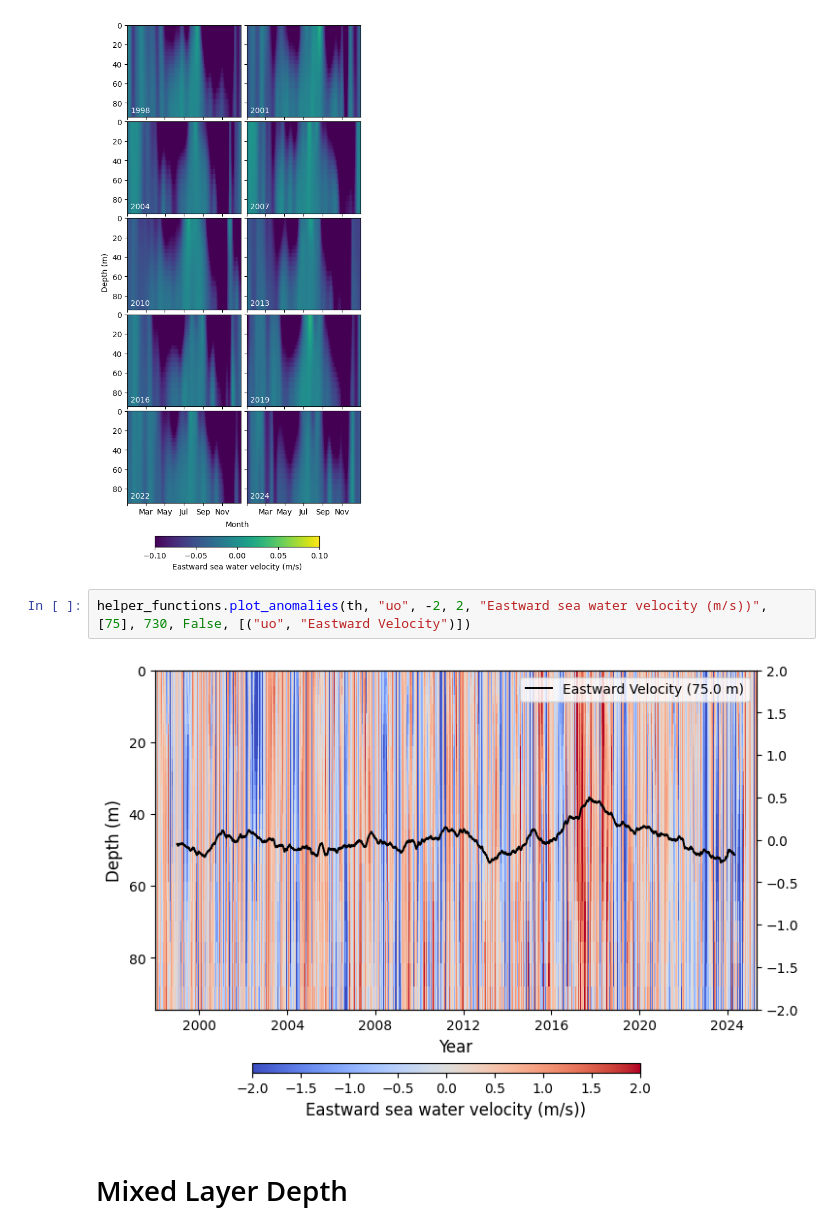
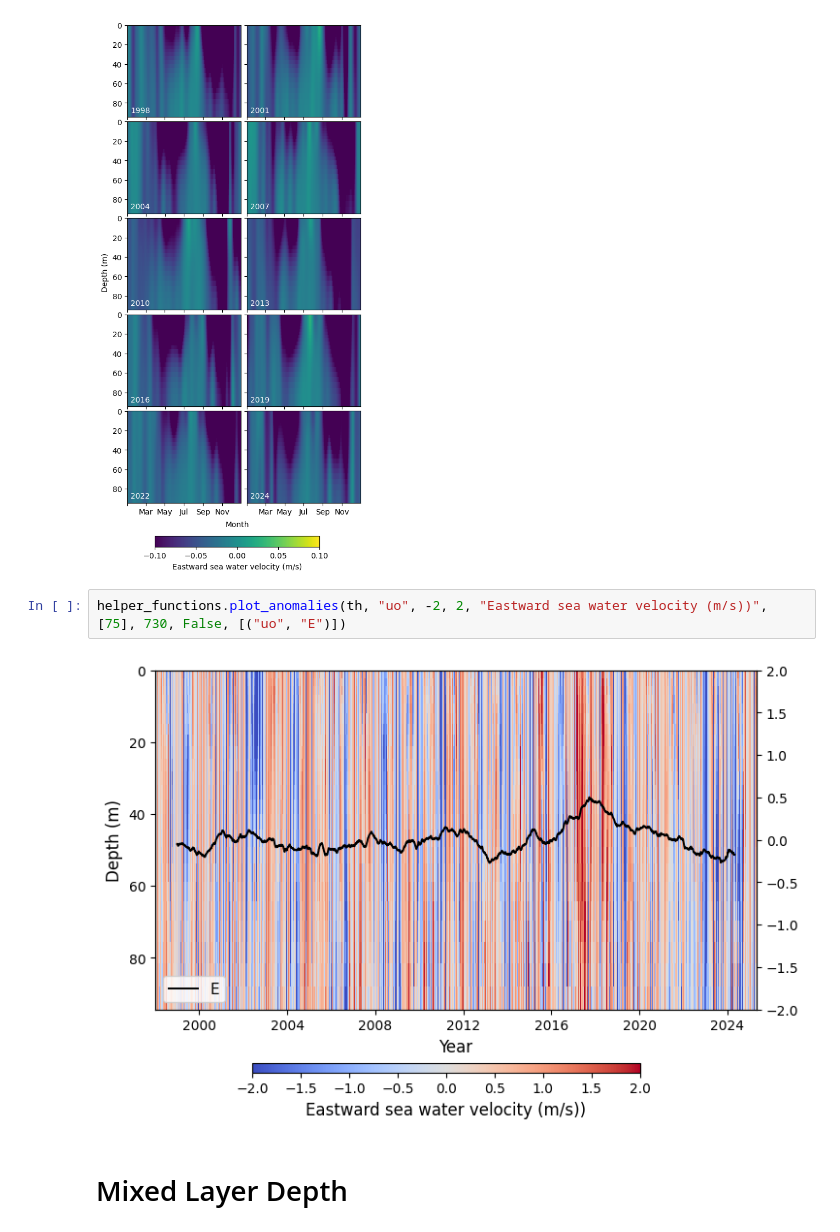
Before and after one commit to BahneTP/medsea-interannual-clustering, a Jupyter notebook: island.of.vis_analysis/thermohaline_analysis.ipynb, the cells around one changed output. Cells and saved outputs as stored; diff of their text form.

```diff
--- a/island.of.vis_analysis/thermohaline_analysis.ipynb
+++ b/island.of.vis_analysis/thermohaline_analysis.ipynb
@@ -147,9 +147,9 @@ helper_functions.plot_hovmoeller_grid(
 # %% [output]
 [figure]
 # %%
-helper_functions.plot_anomalies(th, "uo", -2, 2, "Eastward sea water velocity (m/s))", [75], 730, False, [("uo", "Eastward Velocity")])
+helper_functions.plot_anomalies(th, "uo", -2, 2, "Eastward sea water velocity (m/s))", [75], 730, False, [("uo", "E")])
 # %% [output]
-[figure, old version]
+[figure, new version]
 # %% [markdown]
 # Mixed Layer Depth
 # %%
```
Also changed, not shown: parts of 3 cells of this notebook, 12 other files.
